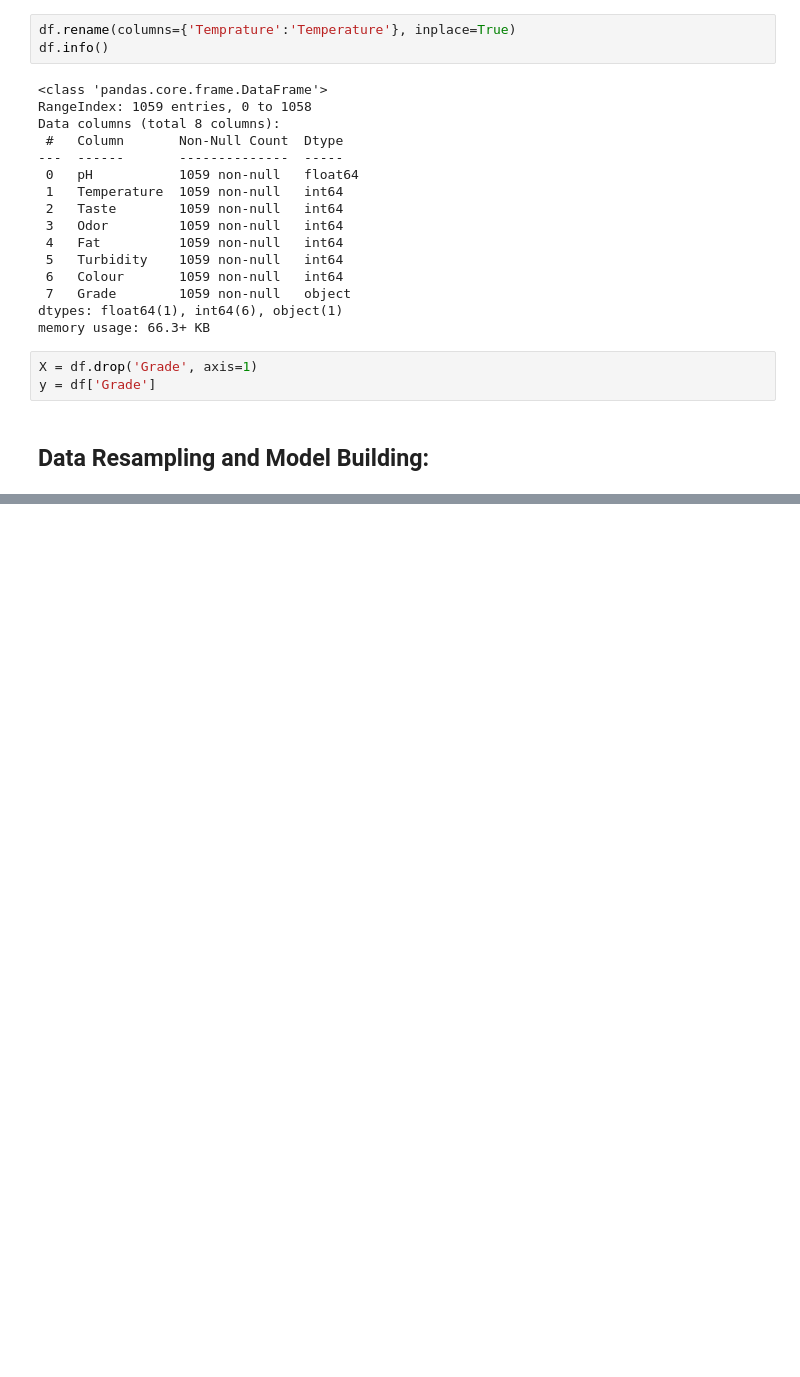
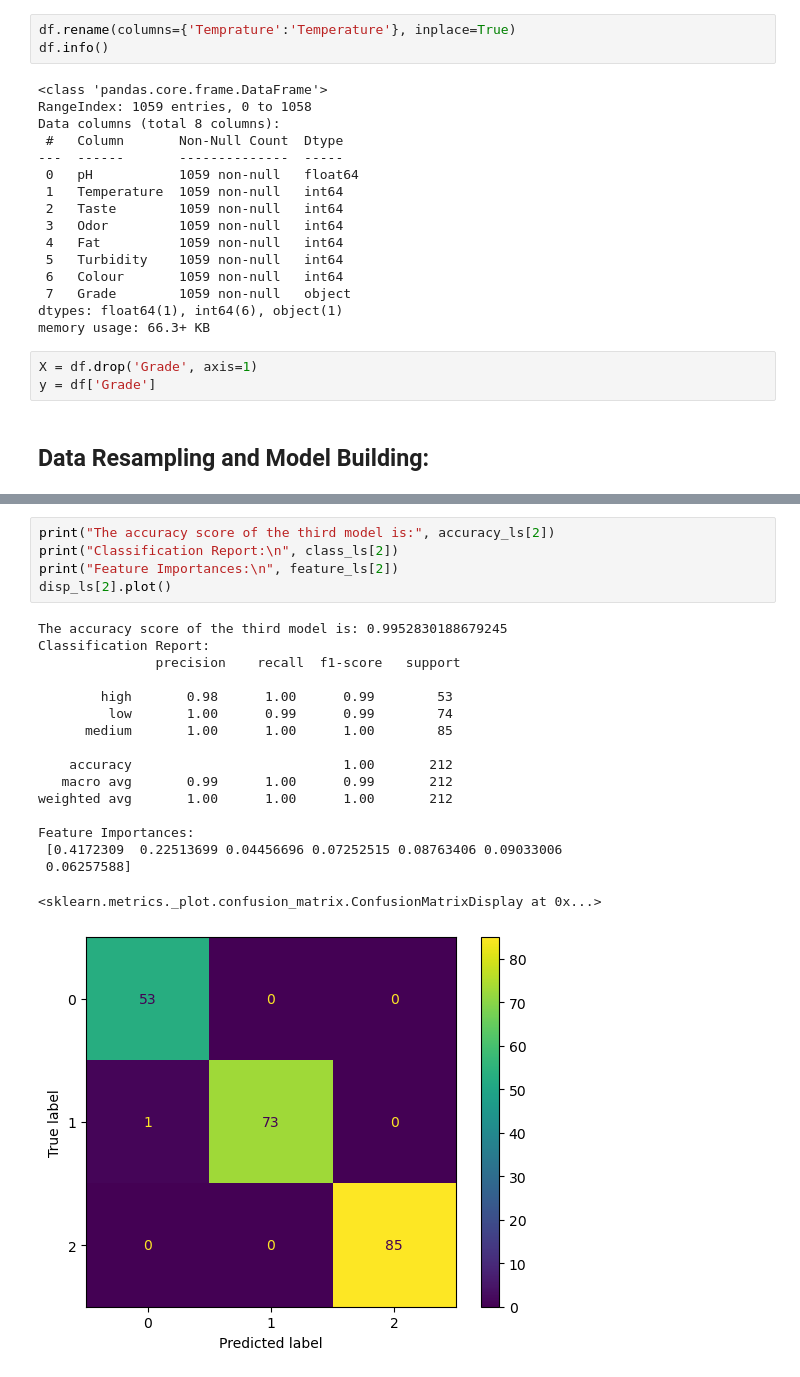
Before and after one commit to haoxiang-xu/data_572_group_6, a Jupyter notebook: AnalysesRF.ipynb, the cells around one changed output, grey strips where cells are left out. Cells and saved outputs as stored; diff of their text form; blank space fills up the shorter version.

```diff
--- a/AnalysesRF.ipynb
+++ b/AnalysesRF.ipynb
@@ -94,0 +131,23 @@ weighted avg       1.00      1.00      1.00       211
+# %%
+print("The accuracy score of the third model is:", accuracy_ls[2])
+print("Classification Report:\n", class_ls[2])
+print("Feature Importances:\n", feature_ls[2])
+disp_ls[2].plot()
+# %% [output]
+The accuracy score of the third model is: 0.9952830188679245
+Classification Report:
+               precision    recall  f1-score   support
+
+        high       0.98      1.00      0.99        53
+         low       1.00      0.99      0.99        74
+      medium       1.00      1.00      1.00        85
+
+    accuracy                           1.00       212
+   macro avg       0.99      1.00      0.99       212
+weighted avg       1.00      1.00      1.00       212
+
+Feature Importances:
+ [0.4172309  0.22513699 0.04456696 0.07252515 0.08763406 0.09033006
+ 0.06257588]
+<sklearn.metrics._plot.confusion_matrix.ConfusionMatrixDisplay at 0x...>
+[figure, added]
```
Also changed, not shown: parts of 10 cells of this notebook.
